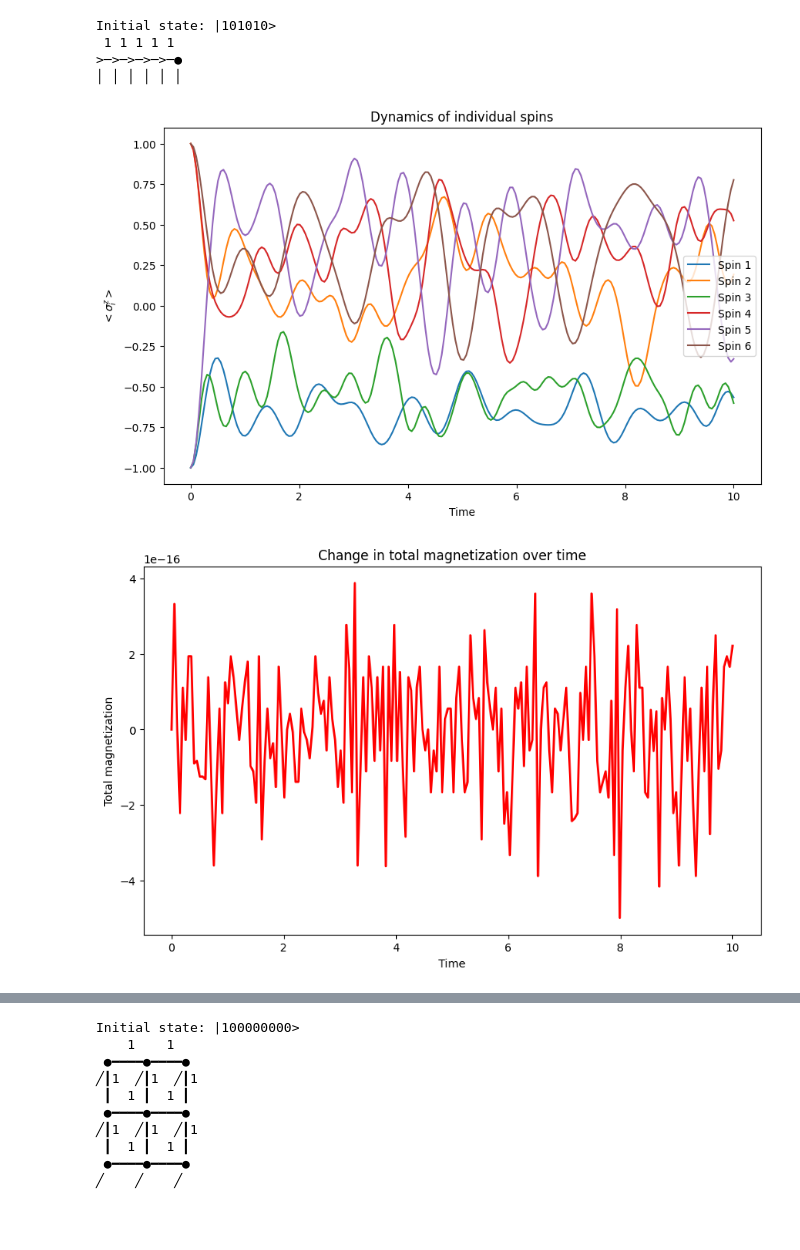
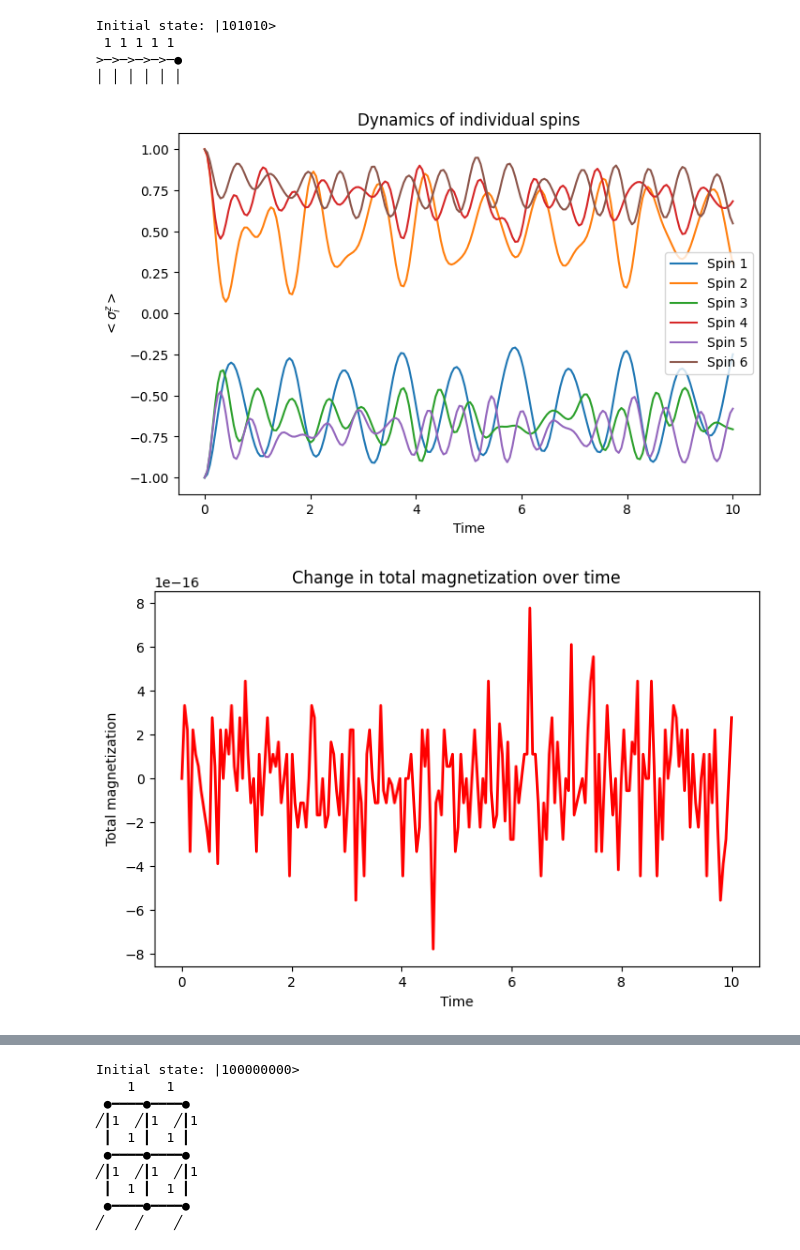
Before and after one commit to YauheniTalochkaN/Spin_Unitary_Evolution_Quimb, a Jupyter notebook: Unitary_evolution.ipynb, the cells around one changed output, grey strips where cells are left out. Saved outputs shown, nothing was run; the diff lists cells and outputs as text; code cells hidden in the pictures; blank space fills up the shorter version.

```diff
--- a/Unitary_evolution.ipynb
+++ b/Unitary_evolution.ipynb
@@ -27,7 +27,7 @@ Initial state: |101010>
 >─>─>─>─>─●
 │ │ │ │ │ │
 # %%
-hz = [3.5002456640243587, 2.1348410418662898, 3.7939020763471074, 0.8076311318070069, -0.6941678763876196, 1.16944650425613]
+hz = [3.5002456640243587, 2.1348410418662898, 3.7939020763471074, 1.8076311318070069, 4.6941678763876196, 1.16944650425613]
 # %%
 XX = qu.kron(qu.pauli('X'), qu.pauli('X'))
 YY = qu.kron(qu.pauli('Y'), qu.pauli('Y'))
@@ -94,7 +94,7 @@ for j in tqdm(range(N), unit="j"):
 
 D = 0.5 * (1 - N**(-1) * np.trace(corr_zz, axis1=1, axis2=2)).real
 # %%
-plt.figure(figsize=(10, 6))
+plt.figure(figsize=(8, 5))
 for j in range(N):
     plt.plot(times, mz_t_j[:, j], label=f'Spin {j+1}')
 plt.xlabel('Time')
@@ -103,39 +103,39 @@ plt.legend()
 plt.title('Dynamics of individual spins')
 plt.show()
 
-plt.figure(figsize=(10, 6))
+plt.figure(figsize=(8, 5))
 plt.plot(times, mz_t_total, 'r-', linewidth=2)
 plt.xlabel('Time')
 plt.ylabel('Total magnetization')
 plt.title('Change in total magnetization over time')
 plt.show()
 
-plt.figure(figsize=(10, 6))
+plt.figure(figsize=(8, 5))
 for i in range(N):
     plt.plot(times, np.real(corr_zz[:, i, i]), label=f'Spin {i+1}')
 plt.xlabel('Time')
 plt.ylabel(r'$\langle \psi_0 | \sigma^z_i(t)\sigma^z_i(0) | \psi_0 \rangle$')
 plt.legend()
 plt.title(r'Dynamics of $\sigma^z$ autocorrelation functions')
 plt.show()
 
-plt.figure(figsize=(10, 6))
+plt.figure(figsize=(8, 5))
 for i in range(N):
     for j in range(N):
         if i != j:
             plt.plot(times, np.real(corr_zz[:, i, j]), label=f'Spins {i+1},{j+1}')
 plt.xlabel('Time')
 plt.ylabel(r'$\langle \psi_0 | \sigma^z_i(t)\sigma^z_j(0) | \psi_0 \rangle$')
 plt.title(r'Dynamics of $\sigma^z$ cross-correlation functions ($i \neq j$)')
 plt.legend(bbox_to_anchor=(1.05, 1), loc='upper left', fontsize='small', ncol=2)
 plt.show()
 
-plt.figure(figsize=(10, 6))
+plt.figure(figsize=(8, 5))
 plt.plot(times, D, 'r-', linewidth=2)
 plt.xlabel('Time')
 plt.ylabel(r'$\mathcal{D}(t)$')
 plt.title('Normalized Hamming distance')
 plt.show()
 # %% [output]
-[figure, old version]
+[figure, new version]
-[figure, old version]
+[figure, new version]
```
Also changed, not shown: parts of 1 cell of this notebook.
